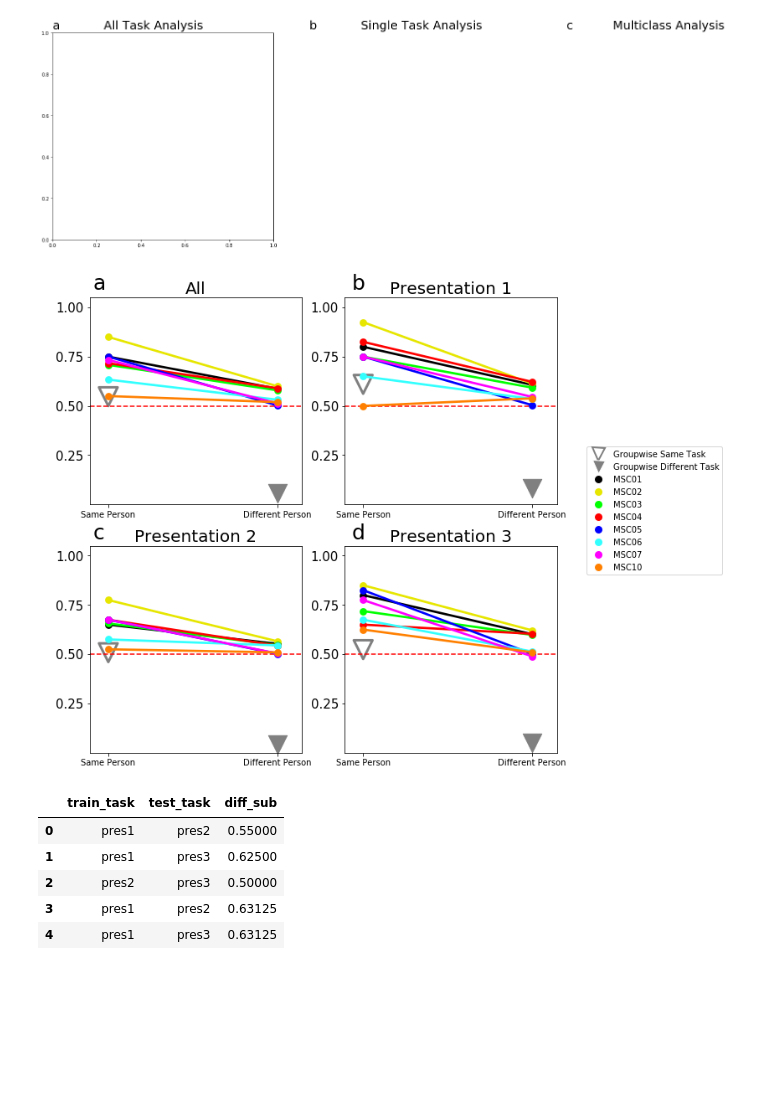
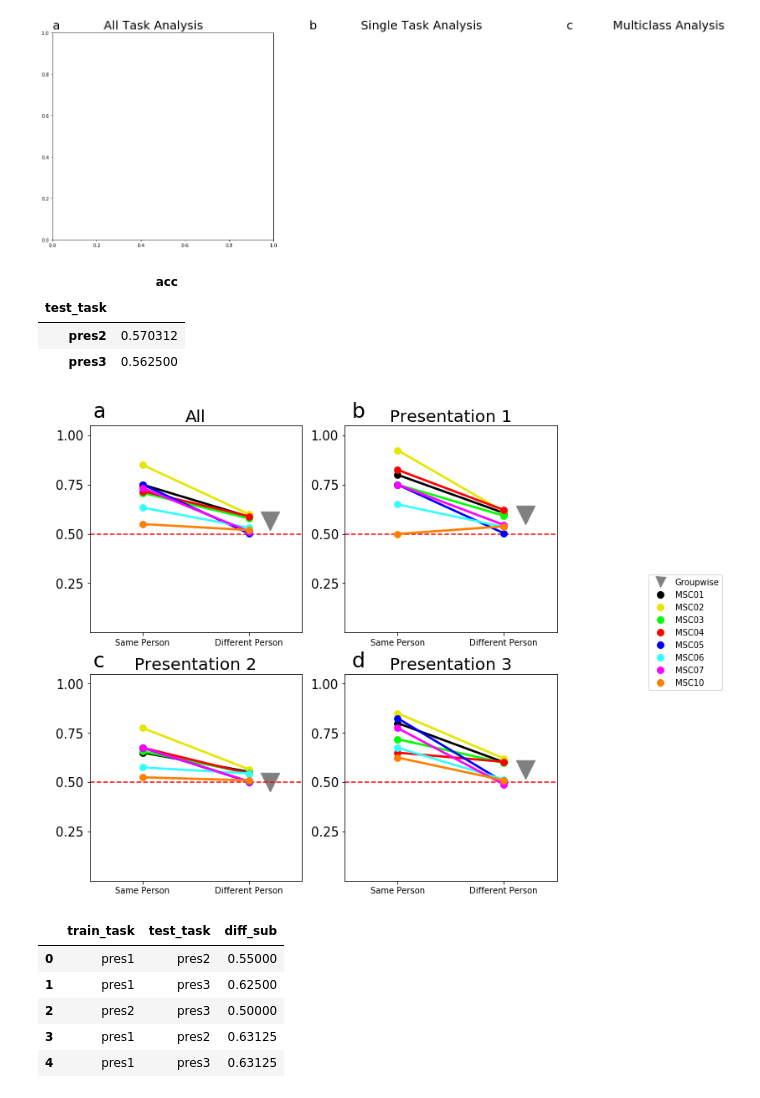
Before and after one commit to GrattonLab/Porteretal_taskprediction, a Jupyter notebook: code/pyScripts/Figures/FinalFigures.ipynb, the cells around one changed output. Cells and saved outputs as stored; diff of their text form; code cells hidden in the pictures; blank space fills up the shorter version.

```diff
--- a/code/pyScripts/Figures/FinalFigures.ipynb
+++ b/code/pyScripts/Figures/FinalFigures.ipynb
@@ -753,19 +753,24 @@ SS_f=pd.melt(memSep,id_vars=['train_sub','train_task','test_task'],value_vars=['
 
 
 group_mem=pd.read_csv(thisDir+'Ridge/single_task/memPres_groupwise_acc.csv')
-gMem = pd.melt(group_mem, id_vars = ['train_task','test_task'],value_vars = ['groupwise','wtn'], var_name = "Analysis", value_name = 'acc')
+gMem = pd.melt(group_mem, id_vars = ['train_task','test_task'],value_vars = ['groupwise'], var_name = "Analysis", value_name = 'acc')
 #SS_f['test_task']=np.where(SS_f['Analysis']=='same_sub',SS_f['train_task'],SS_f['test_task'])
-groupMemPres=gMem.groupby(['train_task','Analysis']).mean()
-gMem_all = gMem.groupby(['Analysis']).mean()
+groupMemPres=gMem.groupby(['train_task','test_task']).mean()
+gMem_all = gMem.mean()
+pres3=groupMemPres.groupby(['test_task']).mean()
 # %%
 #groupMemPres.loc['pres1', 'groupwise']
-#groupMemPres.loc['pres1'].acc
+pres3=groupMemPres.groupby(['test_task']).mean()
+# %% [output]
+|  | acc |
+| test_task |  |
+| pres2 | 0.570312 |
+| pres3 | 0.562500 |
 # %%
 #sns.set(rc={"figure.figsize": (6, 6)})
 #np.random.seed(sum(map(ord, "palettes")))
 from matplotlib.patches import Patch
-legend = [Line2D([0], [0], color='w',markeredgecolor='gray',markeredgewidth=2,markerfacecolor='none', marker='v', markersize=15, label='Groupwise Same Task'),
-          Line2D([0], [0], color='w',markerfacecolor='gray', marker='v',markersize=15,label='Groupwise Different Task'),
+legend = [Line2D([0], [0], color='w',markerfacecolor='gray', marker='v',markersize=15,label='Groupwise'),
                 Line2D([0], [0],  color='w',markerfacecolor=MSCdict['1'],marker='o',markersize=10,label='MSC01'),
                   Line2D([0], [0],  color='w',markerfacecolor=MSCdict['2'],marker='o',markersize=10,label='MSC02'),
                   Line2D([0], [0],  color='w',markerfacecolor=MSCdict['3'],marker='o',markersize=10,label='MSC03'),
@@ -780,9 +785,9 @@ MSCList=['1','2','3','4','5','6','7','10']
 MSC_colors=np.array([[0, 0, 0],[0.9, 0.9, 0],[0, 1, 0],[1, 0, 0],[0, 0, 1],[0.2, 1, 1],[1, 0, 1],[1, 0.5, 0]])
 MSCdict=dict(zip(MSCList, [mcolors.to_rgba(m) for m in MSC_colors]))
 mcolors.get_named_colors_mapping().update(MSCdict)
-pres1_idx=np.where((SS_f['train_task']=='pres1'))
-pres2_idx=np.where((SS_f['train_task']=='pres2'))
-pres3_idx=np.where((SS_f['train_task']=='pres3'))
+pres1_idx=np.where((SS_f['train_task']=='pres1')|(SS_f['test_task']=='pres1'))
+pres2_idx=np.where((SS_f['train_task']=='pres2')| (SS_f['test_task']=='pres2'))
+pres3_idx=np.where((SS_f['train_task']=='pres3')|(SS_f['test_task']=='pres3'))
 
 
 fig.text(.13, .893, 'a',fontsize=25)
@@ -790,6 +795,7 @@ fig.text(.56, .893, 'b',fontsize=25)
 fig.text(.13, .48, 'c',fontsize=25)
 fig.text(.56, .48, 'd',fontsize=25)
 ax0=fig.add_subplot(gs00[0,0])
+ax0.scatter(x=1.2,y=gMem_all.acc,s=500,color='gray',marker="v")
 ax=sns.pointplot(x="Analysis",y="acc", hue="train_sub", ci=None, data=SS_f, ax=ax0, order=['same_sub','diff_sub'], color='r', palette=['1','2','3','4','5','6','7','10'])
 ax.set_xticklabels(['Same Person','Different Person'])
 ax.legend_.remove()
@@ -802,11 +808,11 @@ ax.set(ylim=(0, 1.05))
 ax.tick_params('y',labelsize=15)
 ax.axhline(.5, ls='--',color='red')
 
-ax0.scatter(x=1,y=gMem_all.loc['groupwise'].acc,s=500,color='gray',marker="v")
-ax0.scatter(x=0,y=gMem_all.loc['wtn'].acc,s=500,color='gray',marker="v", facecolors='none',linewidths=3)
 
 #Presentation1
 ax1=fig.add_subplot(gs00[0,1])
+ax1.scatter(x=1.2,y=groupMemPres.loc['pres1'].mean().acc,s=500,color='gray',marker="v")
+
 ax=sns.pointplot(x="Analysis",y="acc", hue="train_sub", ci=None, data=SS_f.loc[pres1_idx], ax=ax1, order=['same_sub','diff_sub'], color='r', palette=['1','2','3','4','5','6','7','10'])
 ax.set_xticklabels(['Same Person','Different Person'])
 ax.legend_.remove()
@@ -820,50 +826,47 @@ ax.set(ylim=(0, 1.05))
 ax.tick_params('y',labelsize=15)
 ax.axhline(.5, ls='--',color='red')
 
-ax1.scatter(x=1,y=groupMemPres.loc['pres1','groupwise'].acc,s=500,color='gray',marker="v")
-ax1.scatter(x=0,y=groupMemPres.loc['pres1','wtn'].acc,s=500,color='gray',marker="v", facecolors='none',linewidths=3)
 
 
 #Presentation2
 ax2=fig.add_subplot(gs00[1,0])
+ax2.scatter(x=1.2,y=groupMemPres.loc['pres2'].mean().acc,s=500,color='gray',marker="v")
+
 ax=sns.pointplot(x="Analysis",y="acc", hue="train_sub", ci=None, data=SS_f.loc[pres2_idx], ax=ax2, order=['same_sub','diff_sub'], color='r', palette=['1','2','3','4','5','6','7','10'])
 ax.set_xticklabels(['Same Person','Different Person'])
 ax.legend_.remove()
 ax.set_title('Presentation 2', fontsize=20, pad=5)
 plt.xlabel('')
 plt.ylabel(' ')
 #y=[.5,.75,1.0]
 plt.yticks(y)
 ax.set(ylim=(0, 1.05))
 ax.tick_params('y',labelsize=15)
 ax.axhline(.5, ls='--',color='red')
 
-ax2.scatter(x=1,y=groupMemPres.loc['pres2','groupwise'].acc,s=500,color='gray',marker="v")
-ax2.scatter(x=0,y=groupMemPres.loc['pres2','wtn'].acc,s=500,color='gray',marker="v", facecolors='none',linewidths=3)
 
 #Presentation3
 ax3=fig.add_subplot(gs00[1,1])
+ax3.scatter(x=1.2,y=pres3.loc['pres3'].acc,s=500,color='gray',marker="v")
 ax=sns.pointplot(x="Analysis",y="acc", hue="train_sub", ci=None, data=SS_f.loc[pres3_idx], ax=ax3, order=['same_sub','diff_sub'], color='r', palette=['1','2','3','4','5','6','7','10'])
 ax.set_xticklabels(['Same Person','Different Person'])
 #ax.legend_.remove()
 #handles, labels = ax.get_legend_handles_labels()
 ax.legend(handles = legend, bbox_to_anchor = (1.8,1.5))
 #ax.legend(handles=handles[:], labels=labels[:],loc='upper right',fontsize='large', bbox_to_anchor=(1.5, 1.5))
 ax.set_title('Presentation 3', fontsize=20, pad=5)
 plt.xlabel('')
 plt.ylabel(' ')
 #y=[.5,.75,1.0]
 plt.yticks(y)
 ax.set(ylim=(0, 1.05))
 ax.tick_params('y',labelsize=15)
 ax.axhline(.5, ls='--',color='red')
 
 
-ax3.scatter(x=1,y=groupMemPres.loc['pres3','groupwise'].acc,s=500,color='gray',marker="v")
-ax3.scatter(x=0,y=groupMemPres.loc['pres3','wtn'].acc,s=500,color='gray',marker="v", facecolors='none',linewidths=3)
 plt.savefig(figsDir+'groupwise_diffSub_point_plots.png', bbox_inches='tight')
 # %% [output]
-[figure, old version]
+[figure, new version]
 # %%
 memSep=pd.read_csv(thisDir+'Ridge/single_task/sep_mem_pres_accCG.csv',usecols=['train_sub','train_task','test_task','test_sub','same_sub','diff_sub'])
 #SS=memSep.loc[336:]
```
Also changed, not shown: parts of 1 cell of this notebook, 6 other files.
